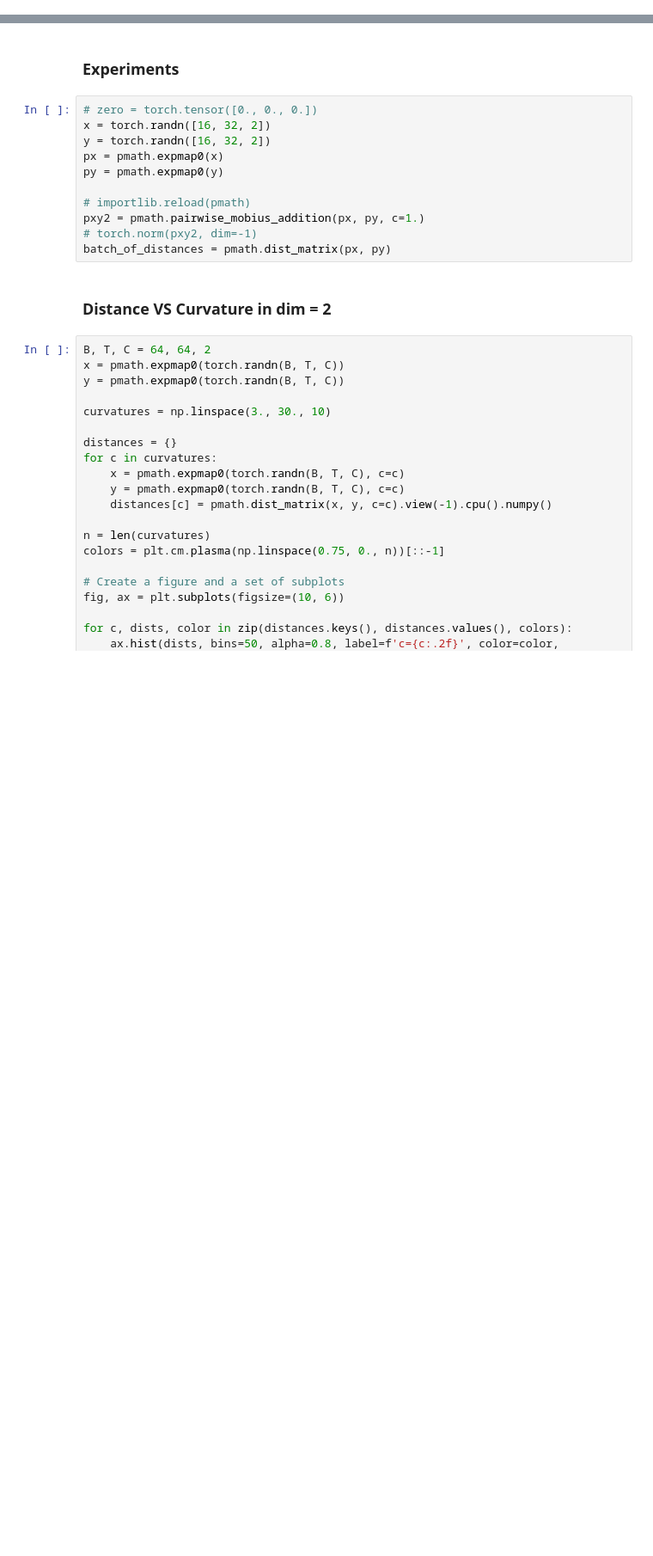
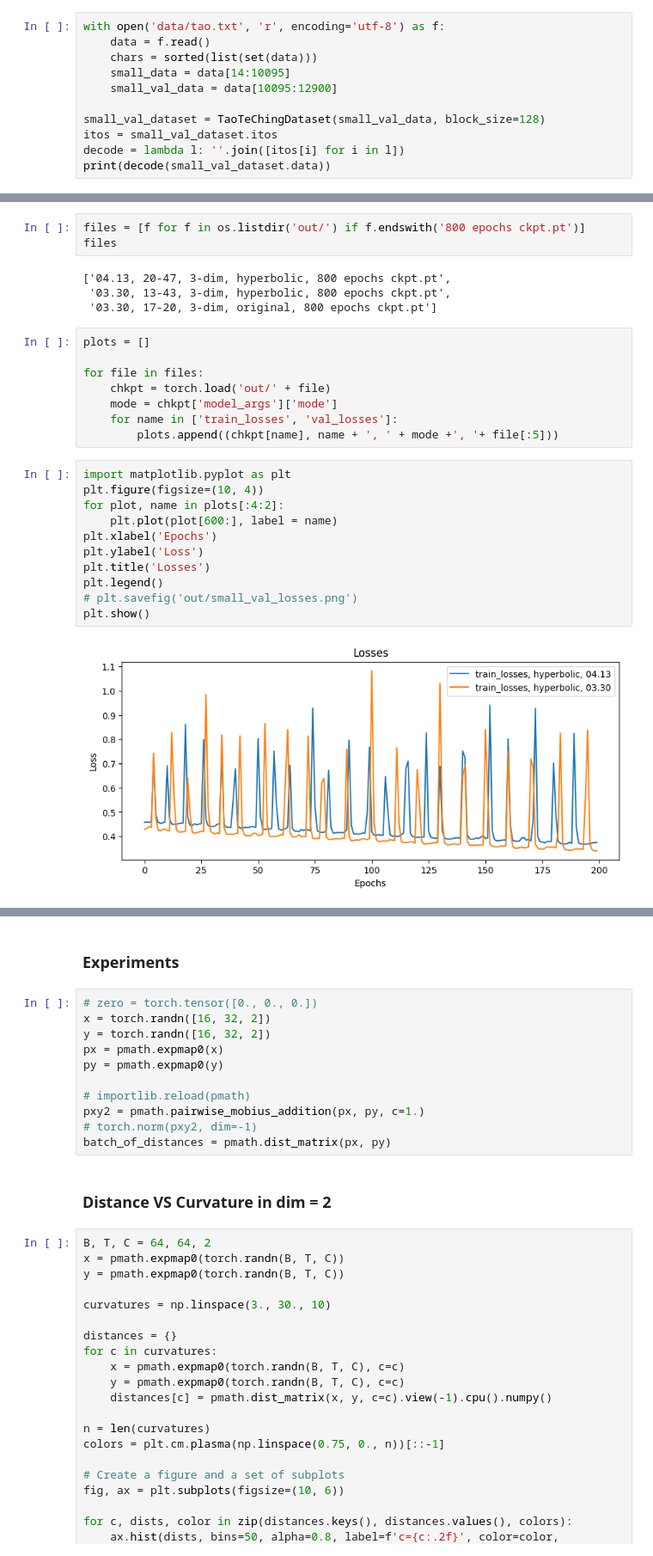
Before and after one commit to Alex2034/nanoGPT, a Jupyter notebook: Experiments.ipynb, the cells around one changed output, grey strips where cells are left out. Shown at 86% size. Cells and saved outputs as stored; diff of their text form; blank space fills up the shorter version.

Commit message:
trained

```diff
--- a/Experiments.ipynb
+++ b/Experiments.ipynb
@@ -14,0 +21,11 @@ import pmath
+# %%
+with open('data/tao.txt', 'r', encoding='utf-8') as f:
+    data = f.read()
+    chars = sorted(list(set(data)))
+    small_data = data[14:10095]
+    small_val_data = data[10095:12900]
+
+small_val_dataset = TaoTeChingDataset(small_val_data, block_size=128)
+itos = small_val_dataset.itos
+decode = lambda l: ''.join([itos[i] for i in l])
+print(decode(small_val_dataset.data))
@@ -14,0 +50,28 @@ import pmath
+# %%
+files = [f for f in os.listdir('out/') if f.endswith('800 epochs ckpt.pt')]
+files
+# %% [output]
+['04.13, 20-47, 3-dim, hyperbolic, 800 epochs ckpt.pt',
+ '03.30, 13-43, 3-dim, hyperbolic, 800 epochs ckpt.pt',
+ '03.30, 17-20, 3-dim, original, 800 epochs ckpt.pt']
+# %%
+plots = []
+
+for file in files:
+    chkpt = torch.load('out/' + file)
+    mode = chkpt['model_args']['mode']
+    for name in ['train_losses', 'val_losses']:
+        plots.append((chkpt[name], name + ', ' + mode +', '+ file[:5]))
+# %%
+import matplotlib.pyplot as plt
+plt.figure(figsize=(10, 4))
+for plot, name in plots[:4:2]:
+    plt.plot(plot[600:], label = name)
+plt.xlabel('Epochs')
+plt.ylabel('Loss')
+plt.title('Losses')
+plt.legend()
+# plt.savefig('out/small_val_losses.png')
+plt.show()
+# %% [output]
+[figure, added]
```
Also changed, not shown: parts of 12 cells of this notebook, 2 other files.
